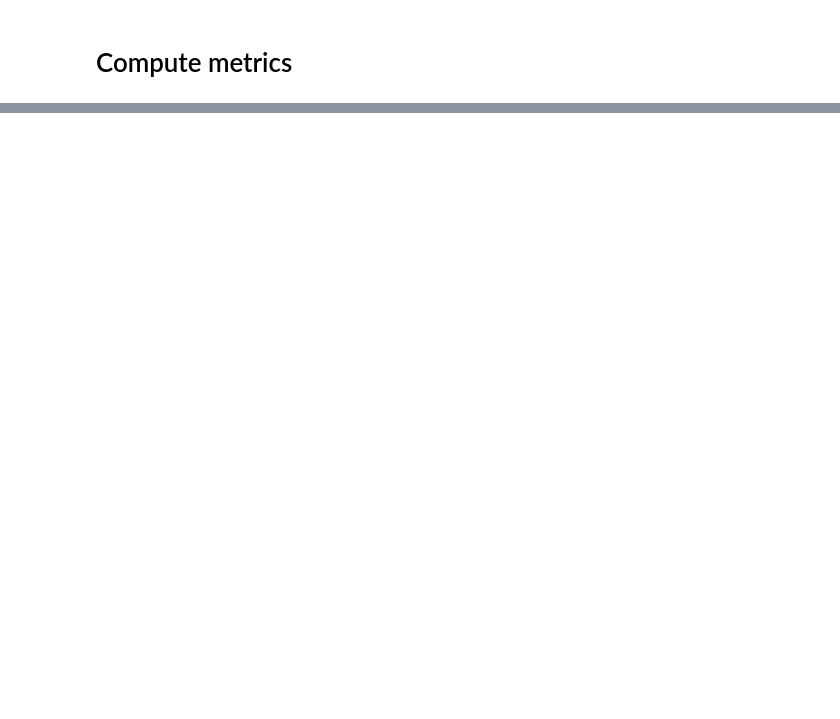
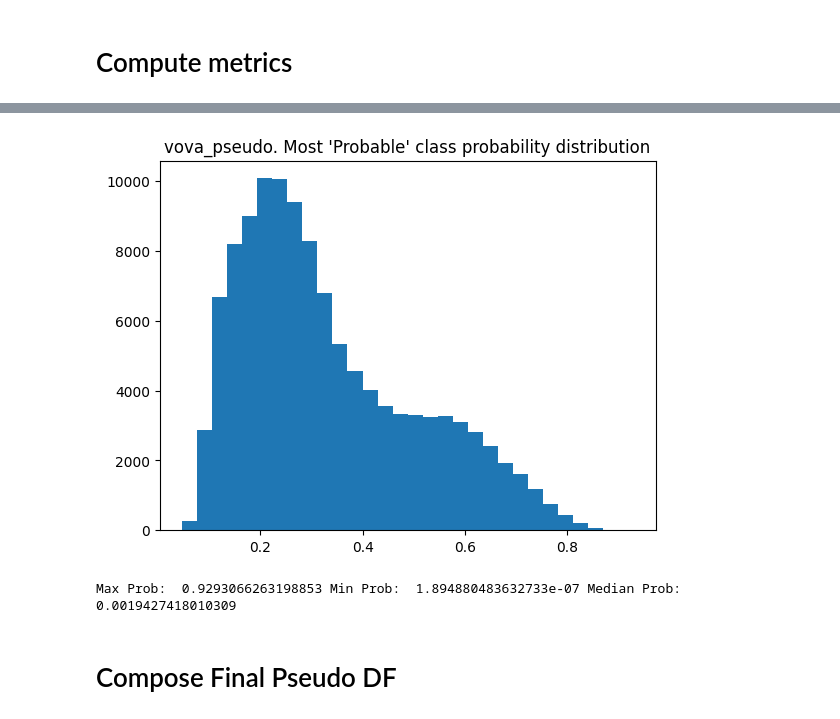
Before and after one commit to VSydorskyy/BirdCLEF_2025_2nd_place, a Jupyter notebook: notebooks/prepare_fernando_pseduo.ipynb, the cells around one changed output, grey strips where cells are left out. Cells and saved outputs as stored; diff of their text form; code cells hidden in the pictures; blank space fills up the shorter version.

```diff
--- a/notebooks/prepare_fernando_pseduo.ipynb
+++ b/notebooks/prepare_fernando_pseduo.ipynb
@@ -93,0 +220,11 @@ for model_name in all_models:
+# %%
+def plot_probs(input_df, df_name):
+    test_preds = input_df.iloc[:,1:].values
+    plt.title(f"{df_name}. Most 'Probable' class probability distribution")
+    plt.hist(test_preds.max(axis=1), bins=30)
+    plt.show()
+    print(
+        "Max Prob: ", test_preds.max(),
+        "Min Prob: ", test_preds.min(),
+        "Median Prob: ", np.median(test_preds)
+    )
@@ -93,0 +251,7 @@ for model_name in all_models:
+# %%
+plot_probs(vova_pseudo, "vova_pseudo")
+# %% [output]
+[figure, added]
+Max Prob:  0.9293066263198853 Min Prob:  1.894880483632733e-07 Median Prob:  0.0019427418010309
+# %% [markdown]
+# Compose Final Pseudo DF
```
Also changed, not shown: parts of 17 cells of this notebook, 14 other files.
